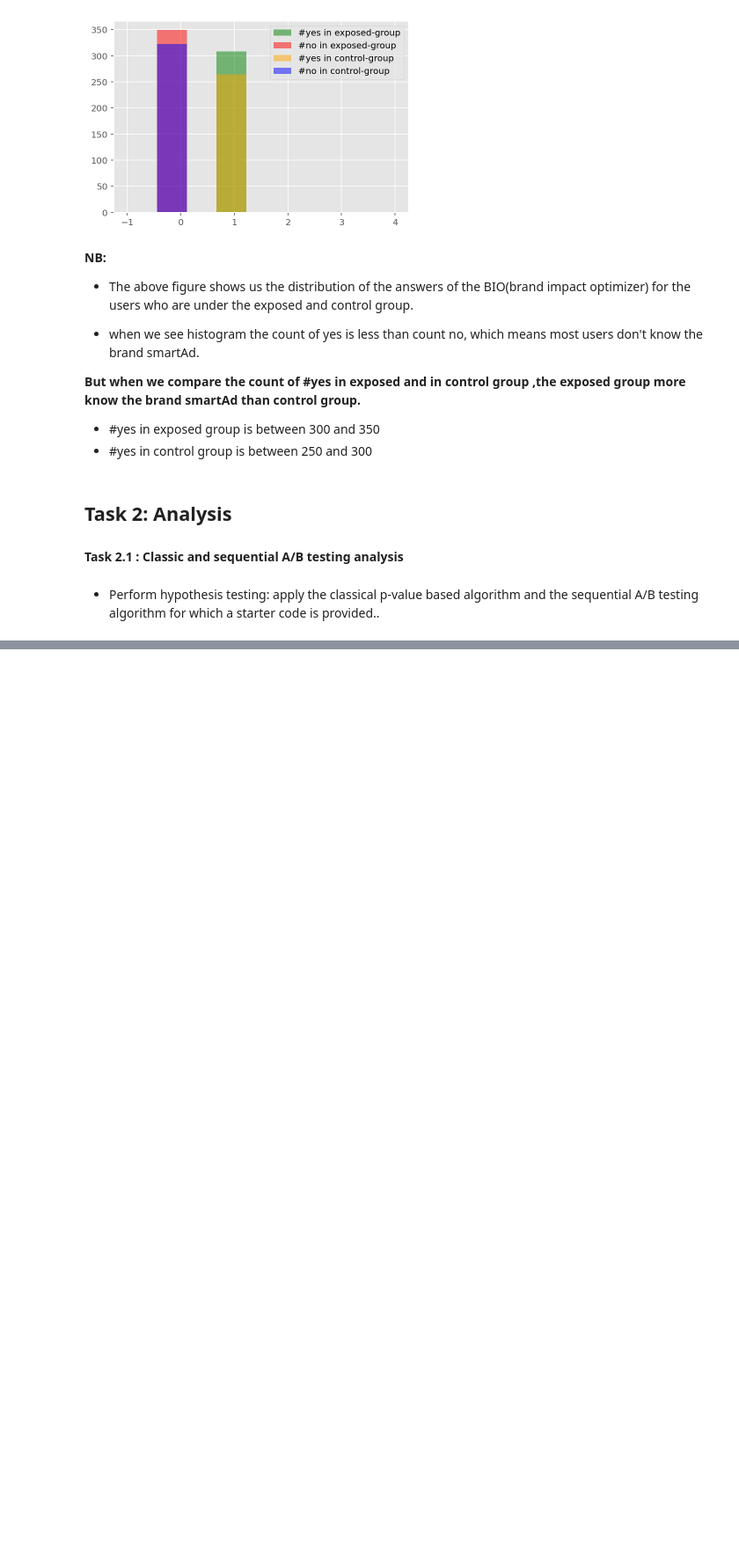
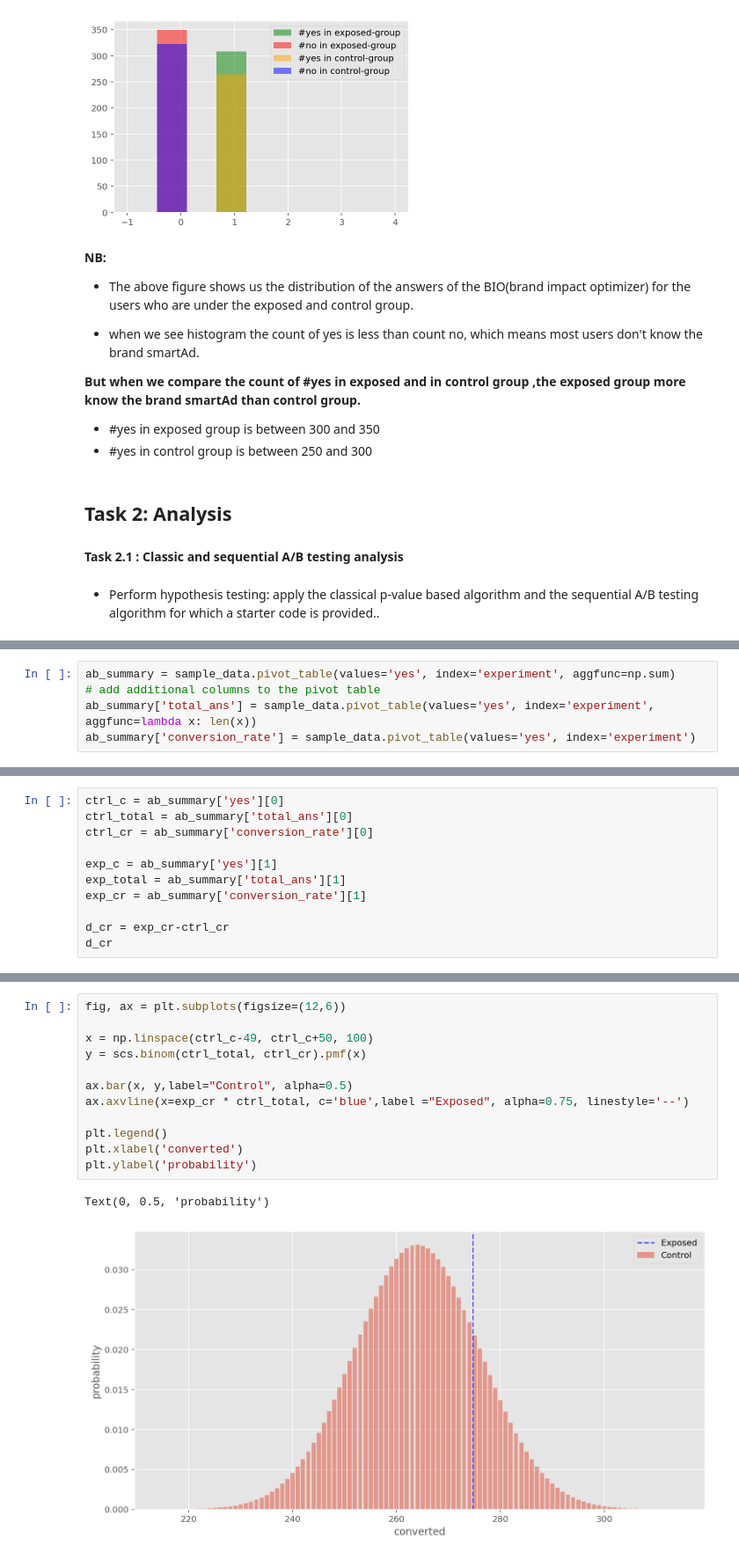
Before and after one commit to muluwork-shegaw/10Acad_week4, a Jupyter notebook: AB_Testing.ipynb, the cells around one changed output, grey strips where cells are left out. Shown at 88% size. Cells and saved outputs as stored; diff of their text form; blank space fills up the shorter version.

```diff
--- a/AB_Testing.ipynb
+++ b/AB_Testing.ipynb
@@ -81,0 +92,5 @@ multple_hist(datas,bins,legend,color)
+# %%
+ab_summary = sample_data.pivot_table(values='yes', index='experiment', aggfunc=np.sum)
+# add additional columns to the pivot table
+ab_summary['total_ans'] = sample_data.pivot_table(values='yes', index='experiment', aggfunc=lambda x: len(x))
+ab_summary['conversion_rate'] = sample_data.pivot_table(values='yes', index='experiment')
@@ -81,0 +104,11 @@ multple_hist(datas,bins,legend,color)
+# %%
+ctrl_c = ab_summary['yes'][0]
+ctrl_total = ab_summary['total_ans'][0]
+ctrl_cr = ab_summary['conversion_rate'][0]
+
+exp_c = ab_summary['yes'][1]
+exp_total = ab_summary['total_ans'][1]
+exp_cr = ab_summary['conversion_rate'][1]
+
+d_cr = exp_cr-ctrl_cr
+d_cr
@@ -81,0 +122,15 @@ multple_hist(datas,bins,legend,color)
+# %%
+fig, ax = plt.subplots(figsize=(12,6))
+
+x = np.linspace(ctrl_c-49, ctrl_c+50, 100)
+y = scs.binom(ctrl_total, ctrl_cr).pmf(x)
+
+ax.bar(x, y,label="Control", alpha=0.5)
+ax.axvline(x=exp_cr * ctrl_total, c='blue',label ="Exposed", alpha=0.75, linestyle='--')
+
+plt.legend()
+plt.xlabel('converted')
+plt.ylabel('probability')
+# %% [output]
+Text(0, 0.5, 'probability')
+[figure, added]
```
Also changed, not shown: parts of 22 cells of this notebook.
